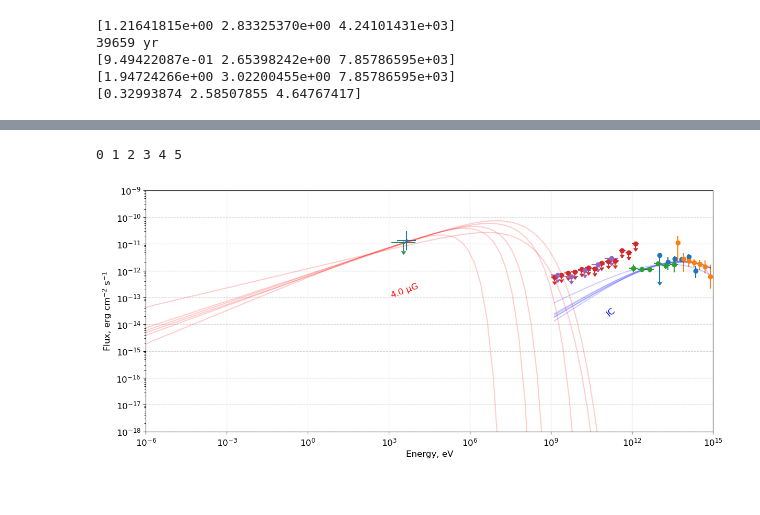
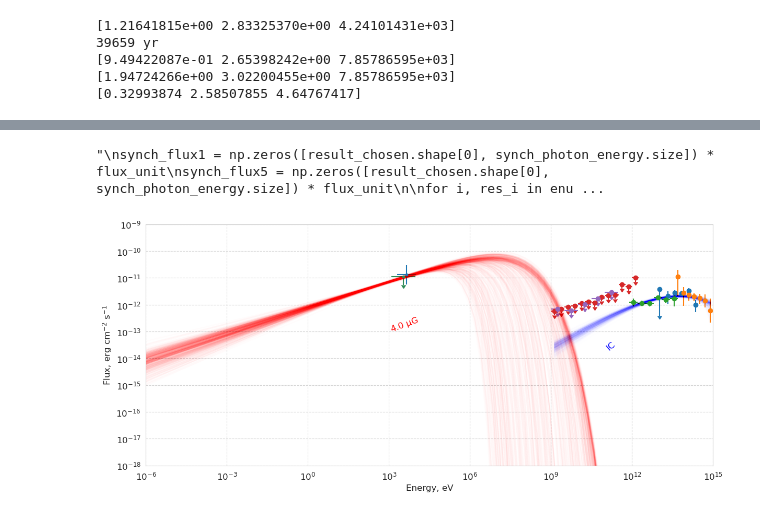
Before and after one commit to KleimenovM/MQ_Calculation, a Jupyter notebook: analysis/plot_electrons_joint_mcmc.ipynb, the cells around one changed output, grey strips where cells are left out. Saved outputs shown, nothing was run; the diff lists cells and outputs as text; code cells hidden in the pictures.

Commit message:
used newly constructed synchrotron interpolator for flux calculations

```diff
--- a/analysis/plot_electrons_joint_mcmc.ipynb
+++ b/analysis/plot_electrons_joint_mcmc.ipynb
@@ -89,14 +98,7 @@ plt.show()
 # %%
-from analysis.general_spectrum_analysis import volume_approximation
-
-# calculate the synchrotron_emission
-bfield = bvalue * Gauss
-synch_photon_energy = np.logspace(-8, 15, 100) * u.eV
-
-result_chosen = result_mod2[::500]
+"""
 synch_flux1 = np.zeros([result_chosen.shape[0], synch_photon_energy.size]) * flux_unit
 synch_flux5 = np.zeros([result_chosen.shape[0], synch_photon_energy.size]) * flux_unit
-e_volume = volume_approximation(joint.electron_energy)
 
 for i, res_i in enumerate(result_chosen):
     print(i, end=' ')
@@ -104,41 +106,64 @@ for i, res_i in enumerate(result_chosen):
     synch_rad1 = electron_synchrotron_emission_luminosity(joint.electron_energy, e_density, e_volume,
                                                           synch_photon_energy, bfield)
     synch_flux1[i] = synch_rad1 * synch_photon_energy / joint.area
+"""
 # %% [output]
-0 1 2 3 4 5
+"\nsynch_flux1 = np.zeros([result_chosen.shape[0], synch_photon_energy.size]) * flux_unit\nsynch_flux5 = np.zeros([result_chosen.shape[0], synch_photon_energy.size]) * flux_unit\n\nfor i, res_i in enu ...
+# %%
+path = os.path.join(ELECTRONS_DIR, f"synch_power_interp_{bfield.value * 1e6:.1f}.pck")
+synch_interp_data = pickle.load(open(path, "rb"))
+
+synch_interp = synch_interp_data[2]
+
+lg_ee = np.log10(joint.electron_energy.value)
+lg_pe = np.log10(synch_photon_energy.value)
+
+ee_pe, pe_ee = np.meshgrid(lg_ee, lg_pe, indexing='ij')
+synch_table = 10**synch_interp((ee_pe, pe_ee)) * (1/u.s)
+
+synch_flux_fast = np.zeros([result_chosen.shape[0], synch_photon_energy.size]) * flux_unit
+
+for i, res_i in enumerate(result_chosen):
+    e_density = joint.cooled_spectrum(res_i)
+    synch_lum = np.trapezoid(synch_table.T * e_density * e_volume, joint.electron_energy, axis=1)
+    synch_flux_fast[i] = synch_lum * synch_photon_energy / joint.area
 # %%
 from spectrum.measurements_xray import constraint_XRISM, constraint_Chandra
 # %%
 plt.figure(figsize=(14, 6))
+
+# UHE spectrum
+data = pickle.load(open(os.path.join(SPECTRUM_DIR, "UHE_spectrum_corrected.pck"), "rb"))
+names, e, f_cor, f_l_cor, f_p_cor, e_l, e_p = data
 for i, name in enumerate(names):
     plt.errorbar(e[i], f_cor[i], xerr=[e_l[i], e_p[i]], yerr=[f_l_cor[i], f_p_cor[i]],
                  fmt='o', linestyle='None', uplims=f_p_cor[i] <= 0,
                  color=Tab10[i], label=f' ')
 
+# X-Ray corrected
 e, f, f_l, f_p, e_l, e_p = constraint_XRISM()
 plt.errorbar(e, f, xerr=[e_l, e_p], yerr=[f_l, f_p],
              marker='o', markersize=3, label='XRISM, 2025', linestyle='None')
-
 e, f, f_l, f_p, e_l, e_p = constraint_Chandra()
 plt.errorbar(e, f, xerr=[e_l, e_p], yerr=0.5 * f, uplims=True,
              marker='o', markersize=3, label='XRISM, 2025', linestyle='None', color='seagreen')
 
 for i, res in enumerate(result_chosen):
     # plot gamma-ray spectrum
-    plt.plot(joint.photon_energy, joint.model(res), alpha=.2, color='blue')
+    plt.plot(joint.photon_energy, joint.model(res), alpha=.005, color='blue')
     # plot synchrotron spectrum
-    plt.plot(synch_photon_energy, synch_flux1[i], alpha=.2, color='red')
+    plt.plot(synch_photon_energy, synch_flux_fast[i], alpha=.01, color='red')
 
 plt.text(1e3, 1e-13, f'{bvalue * 1e6:.1f} 'r'$\mathrm{\mu G}$', color='red', rotation=20)
 plt.text(1e11, 2e-14, 'IC', color='blue', rotation=40)
 
 plt.xscale('log')
 plt.xlim(1e-6, 1e15)
 plt.xlabel("Energy, eV")
 
 plt.yscale('log')
 plt.ylim(1e-18, 1e-9)
 plt.ylabel(r"Flux, $\mathrm{erg~cm^{-2}~s^{-1}}$")
 plt.show()
 # %% [output]
-[figure, old version]
+[figure, new version]
```
Also changed, not shown: parts of 5 cells of this notebook, 11 other files.
